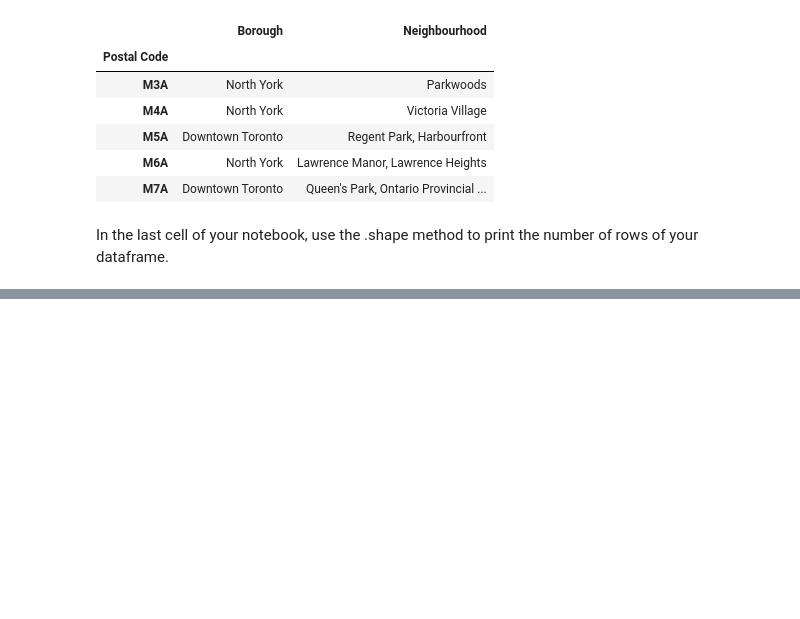
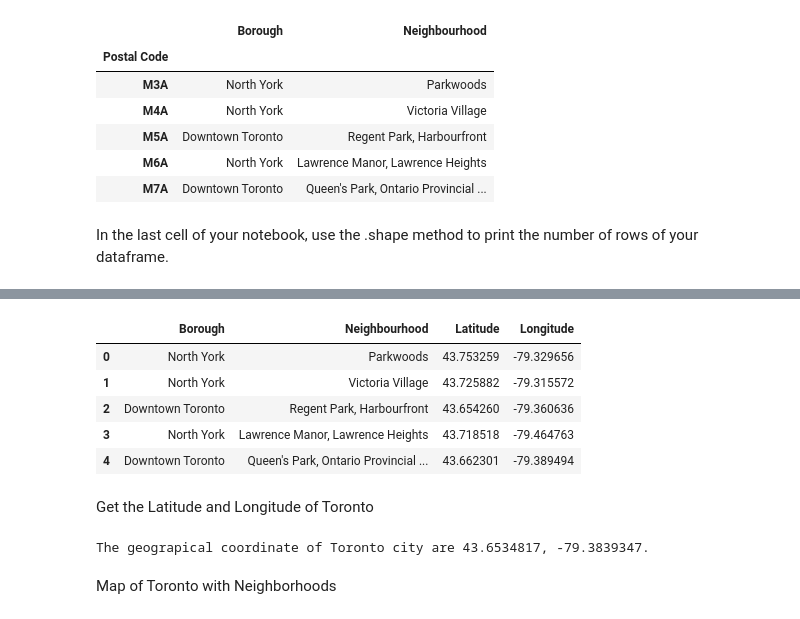
Before and after one commit to logicalschema/Coursera_Capstone, a Jupyter notebook: Segmenting and Clustering Neighborhoods in Toronto.ipynb, the cells around one changed output, grey strips where cells are left out. Saved outputs shown, nothing was run; the diff lists cells and outputs as text; code cells hidden in the pictures; blank space fills up the shorter version.

```diff
--- a/Segmenting and Clustering Neighborhoods in Toronto.ipynb
+++ b/Segmenting and Clustering Neighborhoods in Toronto.ipynb
@@ -119,0 +143,5 @@ canada_df.shape
+# %%
+
+url = "https://raw.githubusercontent.com/logicalschema/Coursera_Capstone/main/Geospatial_Coordinates.csv"
+df_geo_coor = pd.read_csv(url)
+df_geo_coor.head()
@@ -119,0 +155,26 @@ canada_df.shape
+# %%
+df_toronto = pd.merge(canada_df, df_geo_coor, how='left', left_on = 'Postal Code', right_on = 'Postal Code')
+# remove the "Postal Code" column
+df_toronto.drop("Postal Code", axis=1, inplace=True)
+df_toronto.head()
+# %% [output]
+|  | Borough | Neighbourhood | Latitude | Longitude |
+| 0 | North York | Parkwoods | 43.753259 | -79.329656 |
+| 1 | North York | Victoria Village | 43.725882 | -79.315572 |
+| 2 | Downtown Toronto | Regent Park, Harbourfront | 43.654260 | -79.360636 |
+| 3 | North York | Lawrence Manor, Lawrence Heights | 43.718518 | -79.464763 |
+| 4 | Downtown Toronto | Queen's Park, Ontario Provincial ... | 43.662301 | -79.389494 |
+# %% [markdown]
+Get the Latitude and Longitude of Toronto
+# %%
+address = "Toronto, ON"
+
+geolocator = Nominatim(user_agent="toronto_explorer")
+location = geolocator.geocode(address)
+latitude = location.latitude
+longitude = location.longitude
+print('The geograpical coordinate of Toronto city are {}, {}.'.format(latitude, longitude))
+# %% [output]
+The geograpical coordinate of Toronto city are 43.6534817, -79.3839347.
+# %% [markdown]
+Map of Toronto with Neighborhoods
```
Also changed, not shown: parts of 11 cells of this notebook.
